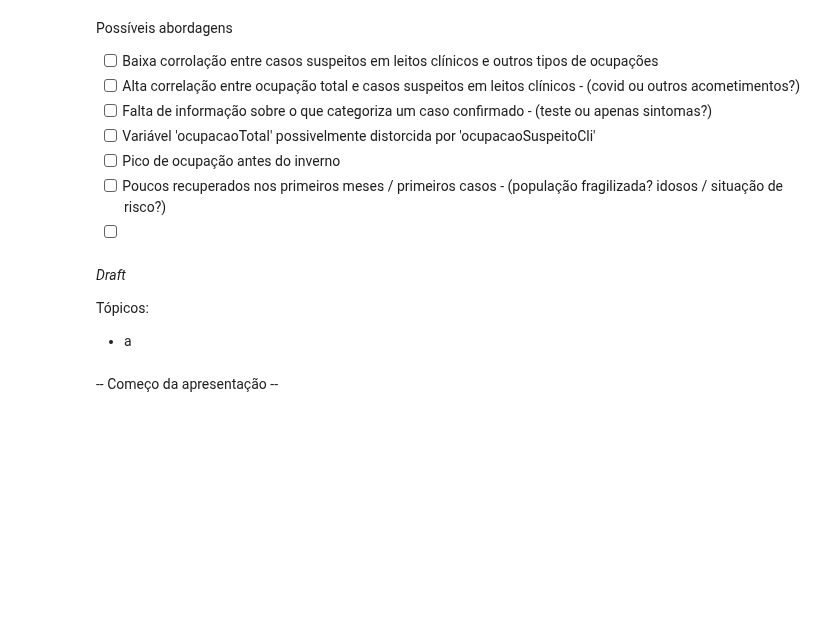
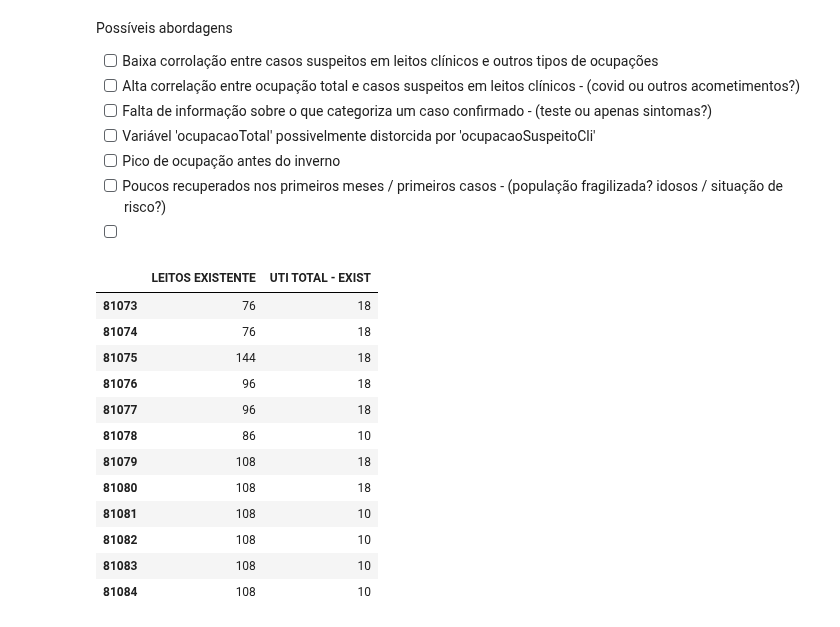
Before and after one commit to lucascorumba/study-projects, a Jupyter notebook: covid-hospital/analysis.ipynb, the cells around one changed output. Drawn from its saved outputs; the diff is of its cells as text; code cells hidden in the pictures; blank space fills up the shorter version.

```diff
--- a/covid-hospital/analysis.ipynb
+++ b/covid-hospital/analysis.ipynb
@@ -1583,10 +1585,19 @@ Possíveis abordagens
 - [ ] Pico de ocupação antes do inverno
 - [ ] Poucos recuperados nos primeiros meses / primeiros casos - (população fragilizada? idosos / situação de risco?)
 - [ ]
-# %% [markdown]
-*Draft*
-
-Tópicos:
-* a
-# %% [markdown]
--- Começo da apresentação --
+# %%
+df_leitos.loc[df_leitos['CNES'] == 9425802, ['LEITOS EXISTENTE', 'UTI TOTAL - EXIST']]
+# %% [output]
+|  | LEITOS EXISTENTE | UTI TOTAL - EXIST |
+| 81073 | 76 | 18 |
+| 81074 | 76 | 18 |
+| 81075 | 144 | 18 |
+| 81076 | 96 | 18 |
+| 81077 | 96 | 18 |
+| 81078 | 86 | 10 |
+| 81079 | 108 | 18 |
+| 81080 | 108 | 18 |
+| 81081 | 108 | 10 |
+| 81082 | 108 | 10 |
+| 81083 | 108 | 10 |
+| 81084 | 108 | 10 |
```
Also changed, not shown: parts of 9 cells of this notebook.
